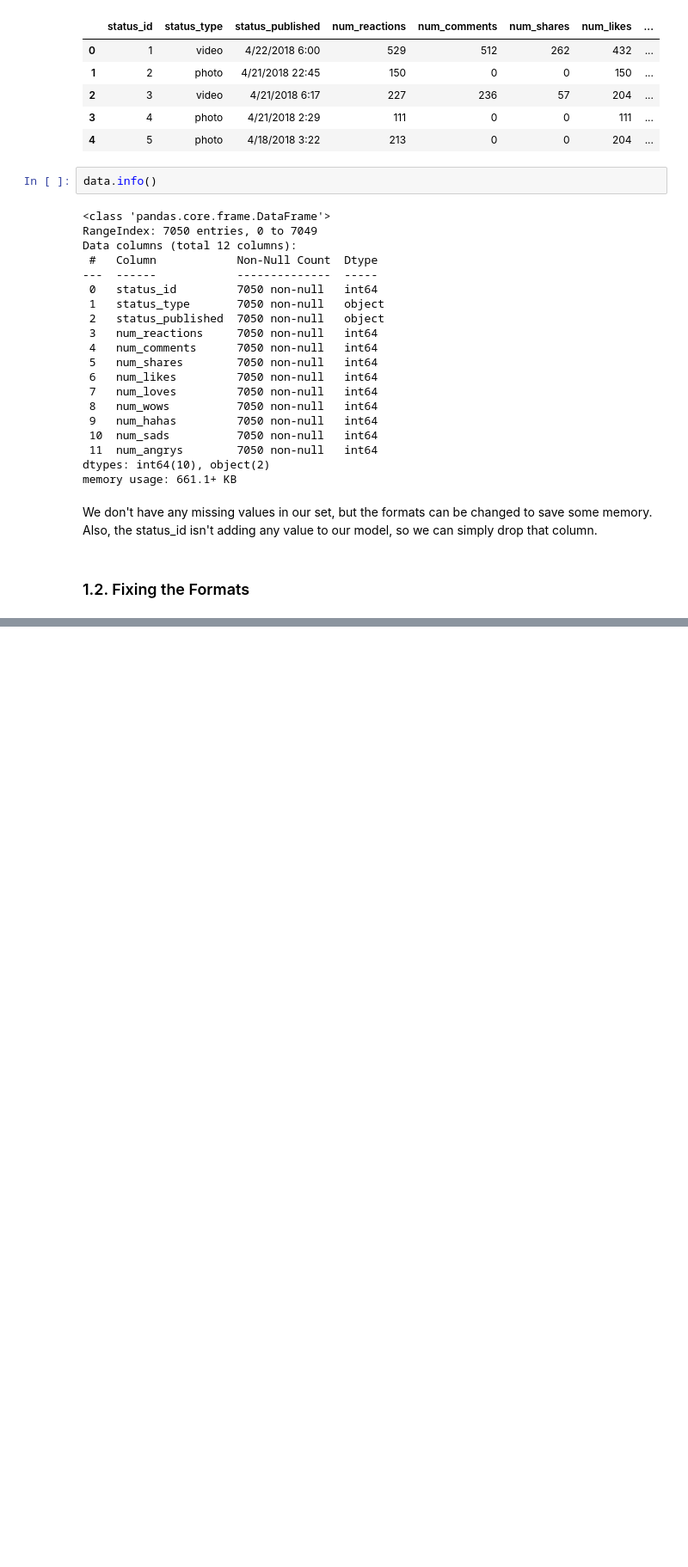
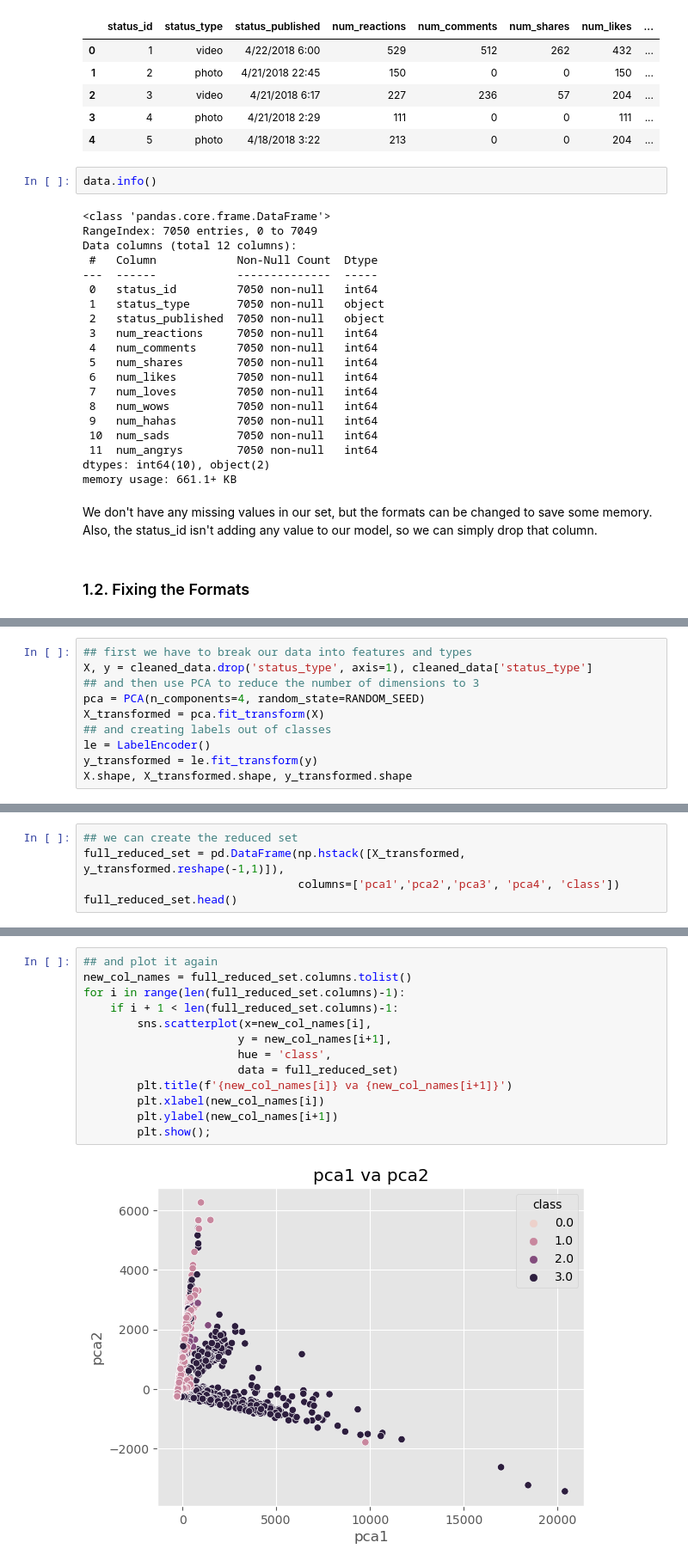
Before and after one commit to NikkiShah93/Python, a Jupyter notebook: MLProjects/UnsupervisedLearning/clustering.ipynb, the cells around one changed output, grey strips where cells are left out. Shown at 86% size. Cells and saved outputs as stored; diff of their text form; blank space fills up the shorter version.

Commit message:
transformed the features by PCA

```diff
--- a/MLProjects/UnsupervisedLearning/clustering.ipynb
+++ b/MLProjects/UnsupervisedLearning/clustering.ipynb
@@ -70,0 +138,10 @@ def data_cleaner(df, drop_cols = None):
+# %%
+## first we have to break our data into features and types
+X, y = cleaned_data.drop('status_type', axis=1), cleaned_data['status_type']
+## and then use PCA to reduce the number of dimensions to 3
+pca = PCA(n_components=4, random_state=RANDOM_SEED)
+X_transformed = pca.fit_transform(X)
+## and creating labels out of classes
+le = LabelEncoder()
+y_transformed = le.fit_transform(y)
+X.shape, X_transformed.shape, y_transformed.shape
@@ -70,0 +150,5 @@ def data_cleaner(df, drop_cols = None):
+# %%
+## we can create the reduced set
+full_reduced_set = pd.DataFrame(np.hstack([X_transformed, y_transformed.reshape(-1,1)]),
+                                columns=['pca1','pca2','pca3', 'pca4', 'class'])
+full_reduced_set.head()
@@ -70,0 +162,15 @@ def data_cleaner(df, drop_cols = None):
+# %%
+## and plot it again
+new_col_names = full_reduced_set.columns.tolist()
+for i in range(len(full_reduced_set.columns)-1):
+    if i + 1 < len(full_reduced_set.columns)-1:
+        sns.scatterplot(x=new_col_names[i],
+                       y = new_col_names[i+1],
+                       hue = 'class',
+                       data = full_reduced_set)
+        plt.title(f'{new_col_names[i]} va {new_col_names[i+1]}')
+        plt.xlabel(new_col_names[i])
+        plt.ylabel(new_col_names[i+1])
+        plt.show();
+# %% [output]
+[figure, added]
```
Also changed, not shown: parts of 15 cells of this notebook.
